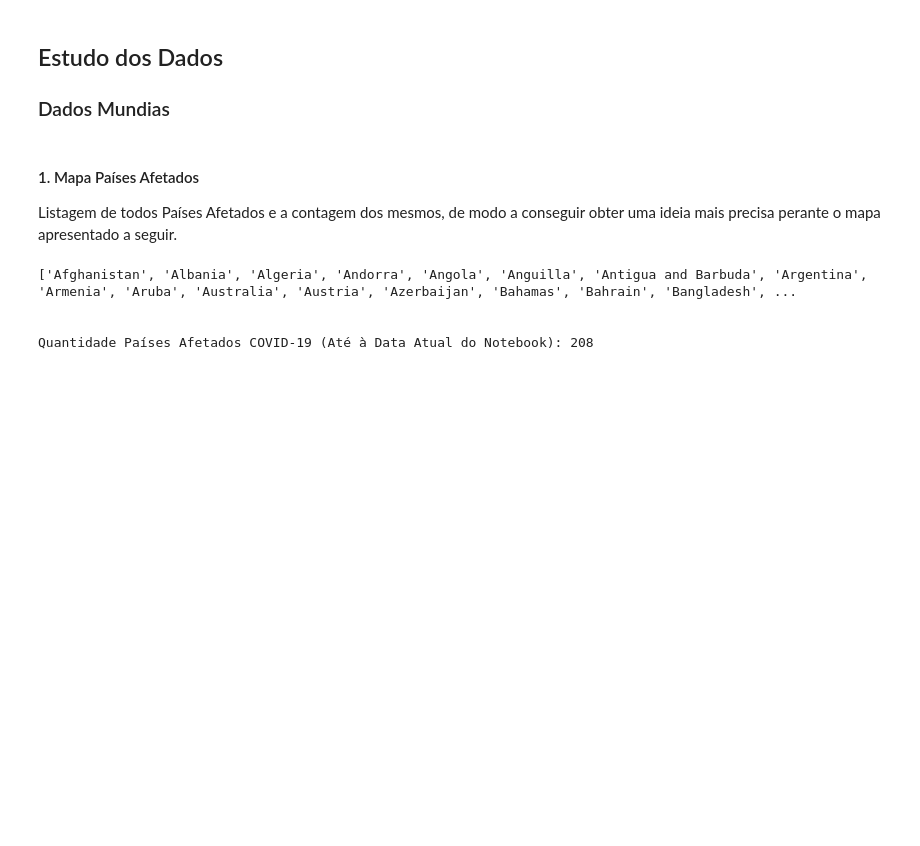
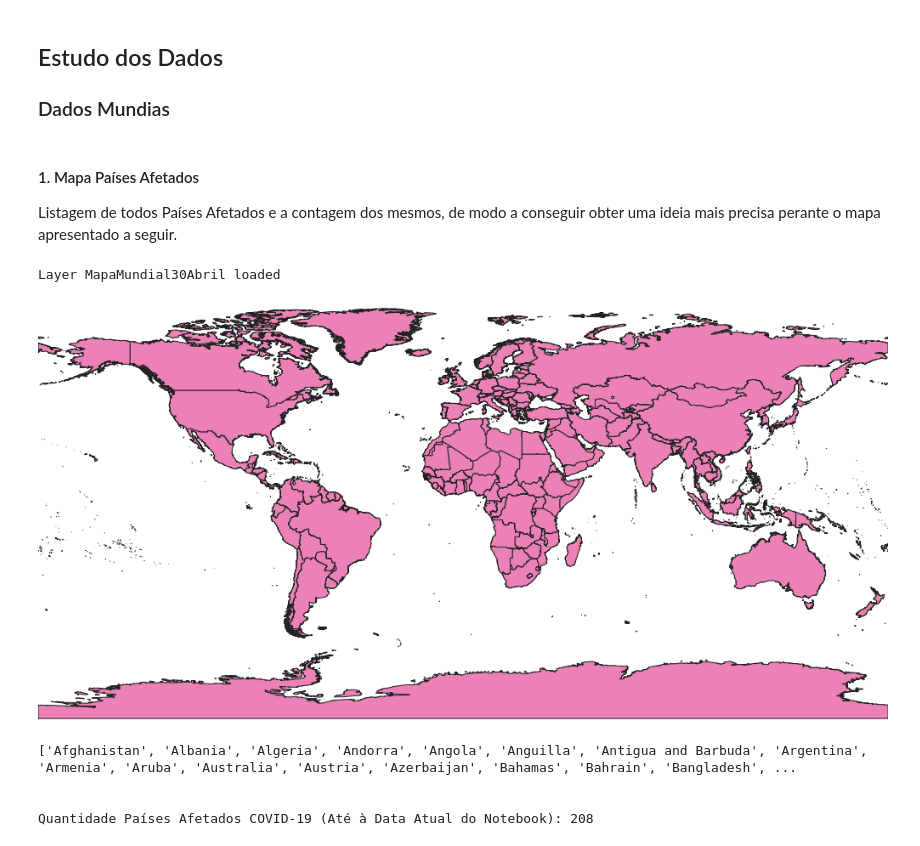
Before and after one commit to diogoesnog/COVID-19, a Jupyter notebook: cartografiaTA.ipynb, the cells around one changed output. Cells and saved outputs as stored; diff of their text form; code cells hidden in the pictures; blank space fills up the shorter version.

```diff
--- a/cartografiaTA.ipynb
+++ b/cartografiaTA.ipynb
@@ -50,6 +50,42 @@ turismoTipologiaPT = pd.read_csv("https://raw.githubusercontent.com/diogoesnog/C
 # %% [markdown]
 #### 1. Mapa Países Afetados
 Listagem de todos Países Afetados e a contagem dos mesmos, de modo a conseguir obter uma ideia mais precisa perante o mapa apresentado a seguir.
+# %%
+mapaMundialPaisesAfetados = "Conjunto de Dados/Mapas GKPG/MapaMundialPaisesAfetados.gpkg"
+conn = ogr.Open(mapaMundialPaisesAfetados)
+
+for i in conn:
+    vlayer = QgsVectorLayer("{}|layername={}".format(mapaMundialPaisesAfetados, i.GetName()), i.GetName(), "ogr")
+    if not vlayer.isValid():
+        print("Layer {} failed to load".format(i.GetName()))
+    else:
+        QgsProject.instance().addMapLayer(vlayer)
+        print("Layer {} loaded".format(i.GetName()))
+
+finalAbril = QgsProject.instance().mapLayersByName('MapaMundial30Abril')[0]
+xt = finalAbril.extent()
+width  = 1000
+height = 500
+
+options = QgsMapSettings()
+options.setLayers([finalAbril])
+options.setBackgroundColor(QColor(255, 255, 255))
+options.setOutputSize(QSize(width, height))
+options.setExtent(xt)
+
+render = QgsMapRendererParallelJob(options)
+render.start()
+render.waitForFinished()
+
+image = render.renderedImage()
+
+imgbuf = QBuffer()
+imgbuf.open( QIODevice.ReadWrite )
+image.save(imgbuf,"PNG")
+Image(imgbuf.data())
+# %% [output]
+Layer MapaMundial30Abril loaded
+[figure, added]
 # %%
 countries = covid19LocalizacoesM['location'].unique().tolist()
 
```
Also changed, not shown: parts of 3 cells of this notebook.
